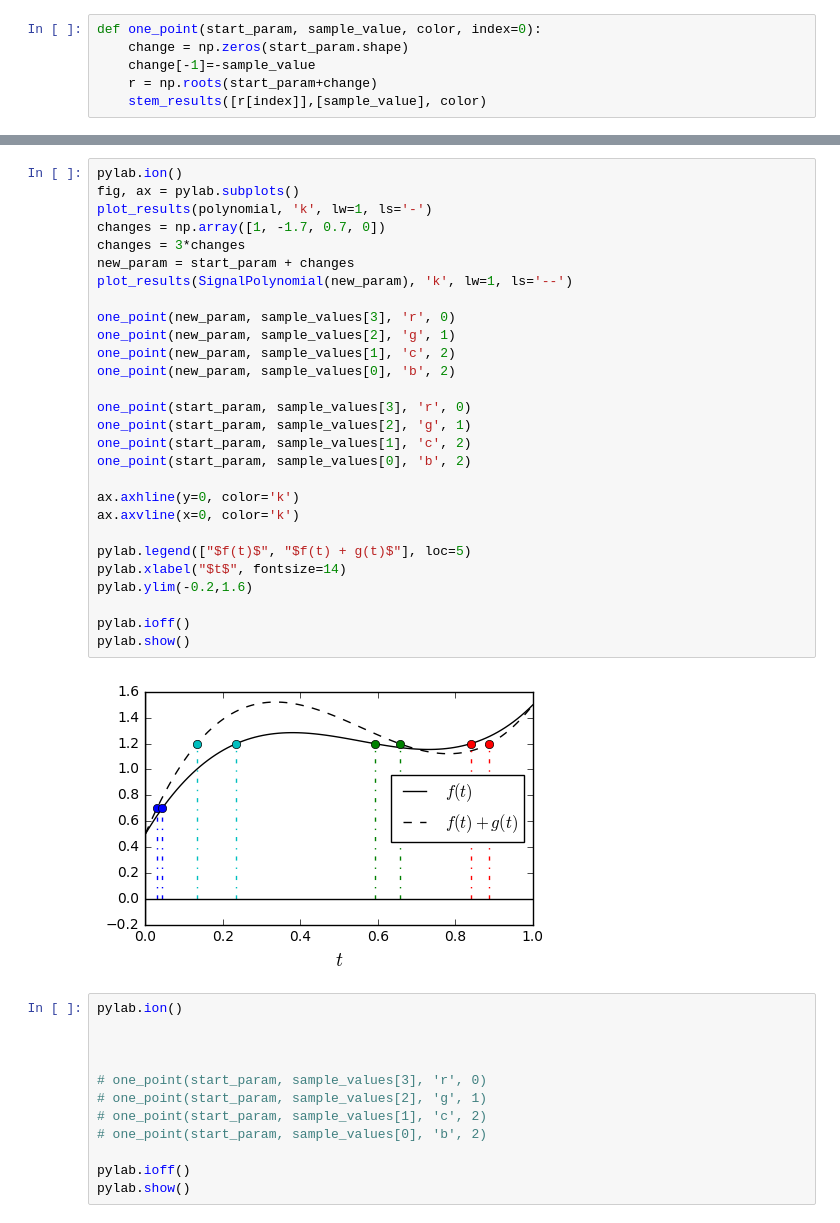
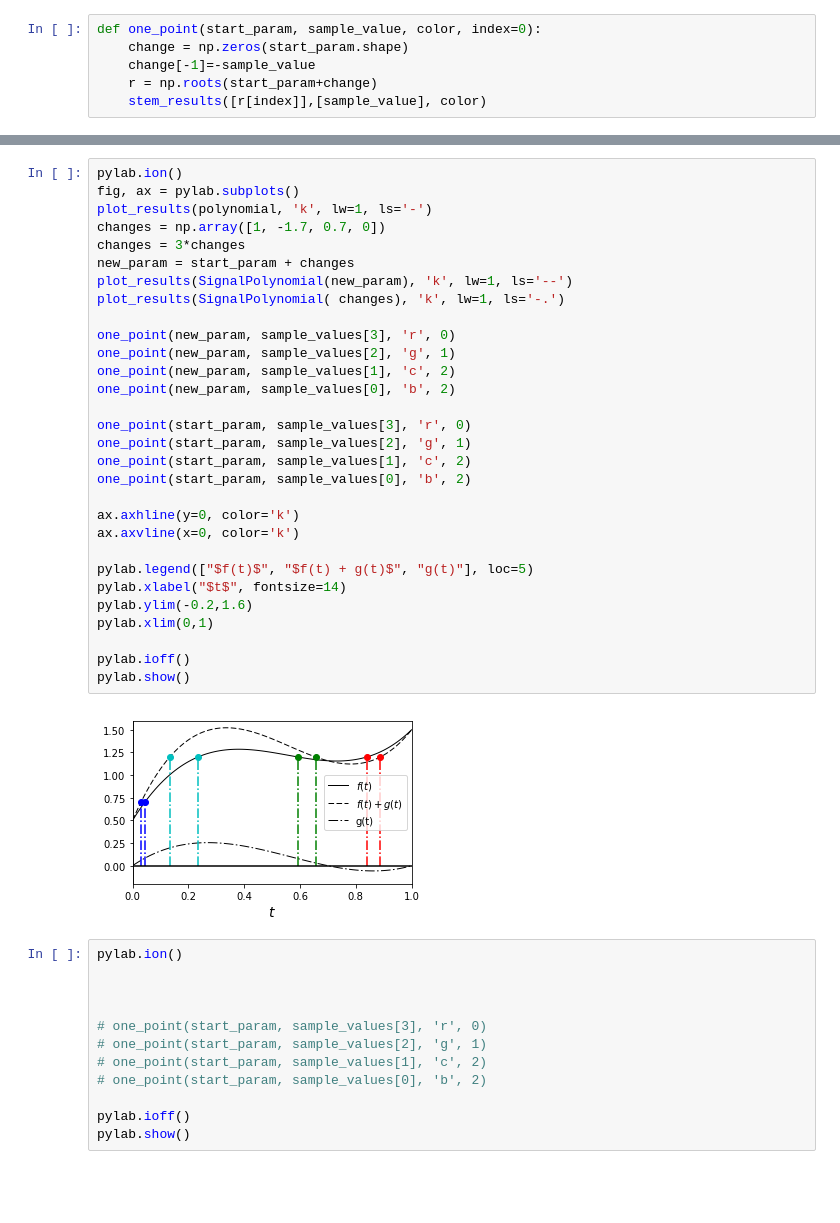
Before and after one commit to LCAV/surface-reconstruction, a Jupyter notebook: unknown-locations.ipynb, the cells around one changed output, grey strips where cells are left out. Drawn from its saved outputs; the diff is of its cells as text; blank space fills up the shorter version.

```diff
--- a/unknown-locations.ipynb
+++ b/unknown-locations.ipynb
@@ -38,33 +38,35 @@ pylab.show()
 # %%
 pylab.ion()
 fig, ax = pylab.subplots()
 plot_results(polynomial, 'k', lw=1, ls='-')
 changes = np.array([1, -1.7, 0.7, 0])
 changes = 3*changes
 new_param = start_param + changes
 plot_results(SignalPolynomial(new_param), 'k', lw=1, ls='--')
+plot_results(SignalPolynomial( changes), 'k', lw=1, ls='-.')
 
 one_point(new_param, sample_values[3], 'r', 0)
 one_point(new_param, sample_values[2], 'g', 1)
 one_point(new_param, sample_values[1], 'c', 2)
 one_point(new_param, sample_values[0], 'b', 2)
 
 one_point(start_param, sample_values[3], 'r', 0)
 one_point(start_param, sample_values[2], 'g', 1)
 one_point(start_param, sample_values[1], 'c', 2)
 one_point(start_param, sample_values[0], 'b', 2)
 
 ax.axhline(y=0, color='k')
 ax.axvline(x=0, color='k')
 
-pylab.legend(["$f(t)$", "$f(t) + g(t)$"], loc=5)
+pylab.legend(["$f(t)$", "$f(t) + g(t)$", "g(t)"], loc=5)
 pylab.xlabel("$t$", fontsize=14)
 pylab.ylim(-0.2,1.6)
+pylab.xlim(0,1)
 
 pylab.ioff()
 pylab.show()
 # %% [output]
-[figure, old version]
+[figure, new version]
 # %%
 pylab.ion()
 
```
Also changed, not shown: parts of 3 cells of this notebook, 7 other files.
